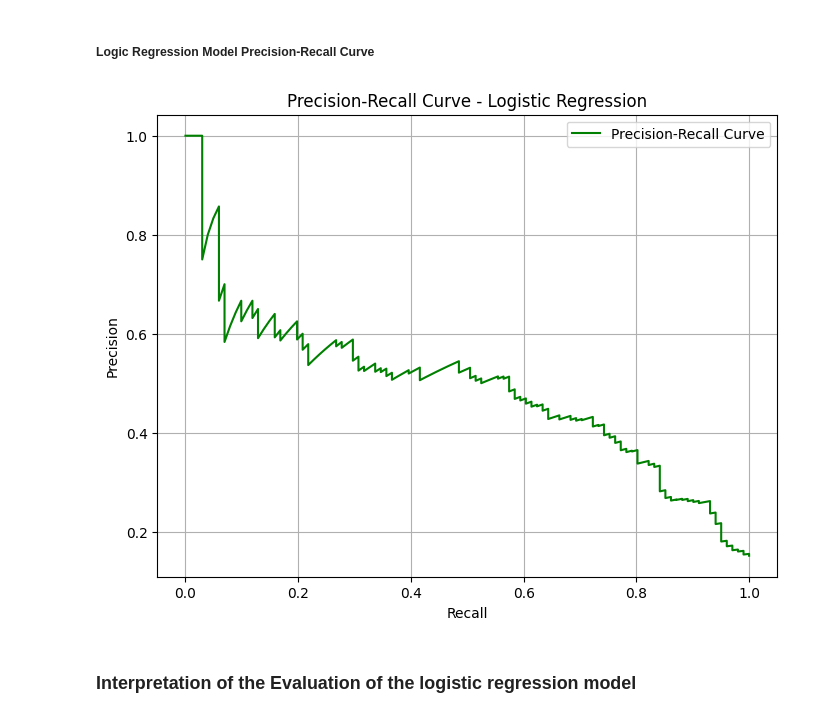
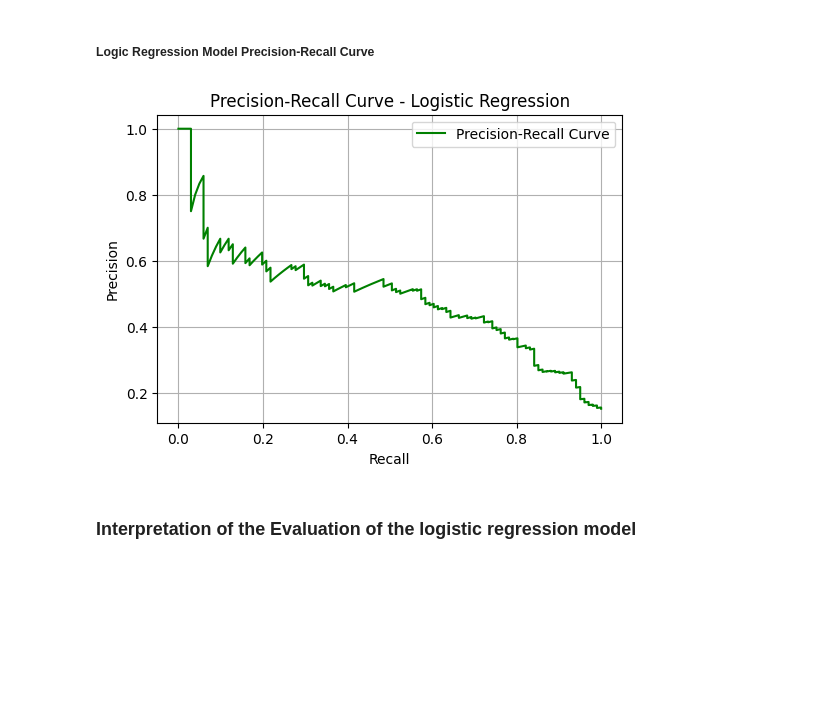
Before and after one commit to charlesot/DSF-PT08P3-Phase-3-project-, a Jupyter notebook: index.ipynb, the cells around one changed output. Drawn from its saved outputs; the diff is of its cells as text; code cells hidden in the pictures; blank space fills up the shorter version.

```diff
--- a/index.ipynb
+++ b/index.ipynb
@@ -709,16 +710,16 @@ plt.show()
 ##### Logic Regression Model Precision-Recall Curve
 # %%
 precision, recall, _ = precision_recall_curve(y_test, y_proba_logreg)
-plt.figure(figsize=(8, 6))
+plt.figure(figsize=(6, 4))
 plt.plot(recall, precision, color='green', label='Precision-Recall Curve')
 plt.xlabel('Recall')
 plt.ylabel('Precision')
 plt.title('Precision-Recall Curve - Logistic Regression')
 plt.legend()
 plt.grid()
 plt.show()
 # %% [output]
-[figure, old version]
+[figure, new version]
 # %% [markdown]
 ### Interpretation of the Evaluation of the logistic regression model
 # %% [markdown]
```
Also changed, not shown: parts of 16 cells of this notebook.
